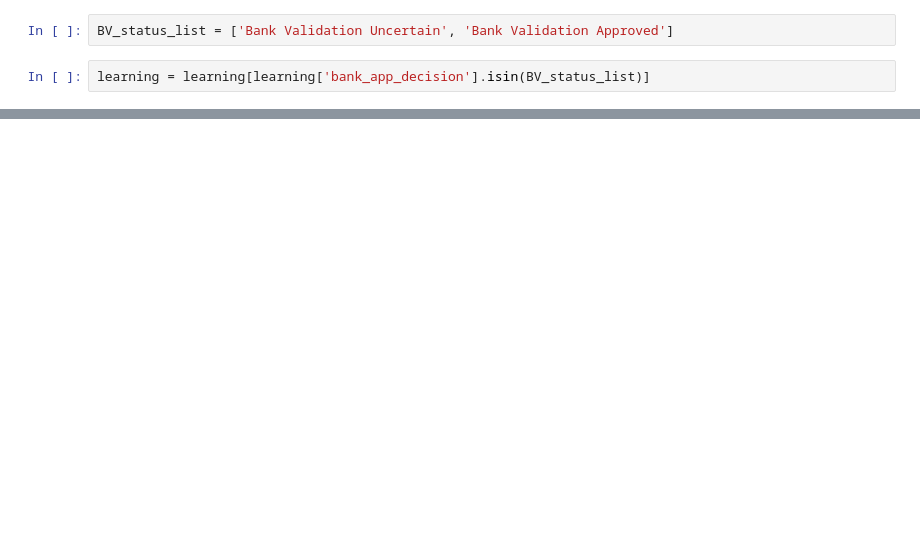
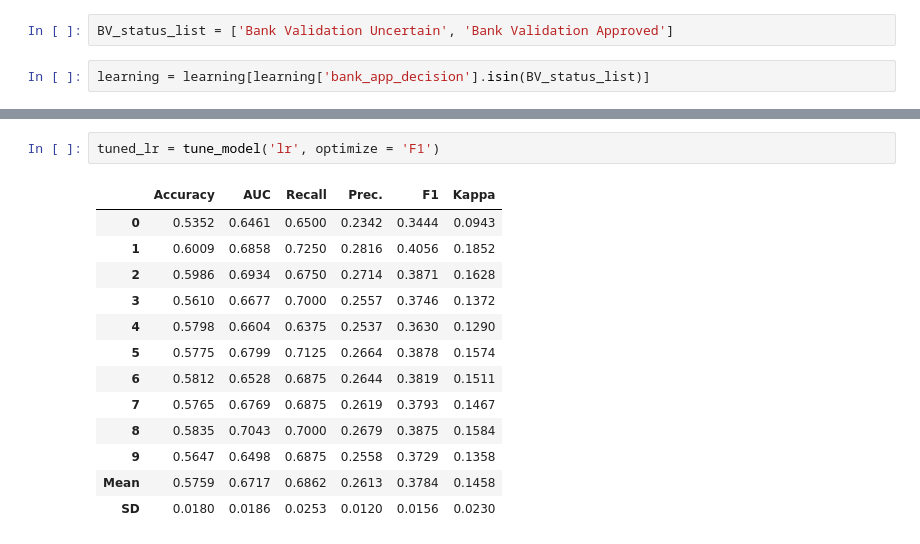
Before and after one commit to Predicon/exploration-notebooks, a Jupyter notebook: training_and_evaluation_pipeline.ipynb, the cells around one changed output, grey strips where cells are left out. Drawn from its saved outputs; the diff is of its cells as text; blank space fills up the shorter version.

```diff
--- a/training_and_evaluation_pipeline.ipynb
+++ b/training_and_evaluation_pipeline.ipynb
@@ -59,0 +456,16 @@ learning = learning[learning['bank_app_decision'].isin(BV_status_list)]
+# %%
+tuned_lr = tune_model('lr', optimize = 'F1')
+# %% [output]
+|  | Accuracy | AUC | Recall | Prec. | F1 | Kappa |
+| 0 | 0.5352 | 0.6461 | 0.6500 | 0.2342 | 0.3444 | 0.0943 |
+| 1 | 0.6009 | 0.6858 | 0.7250 | 0.2816 | 0.4056 | 0.1852 |
+| 2 | 0.5986 | 0.6934 | 0.6750 | 0.2714 | 0.3871 | 0.1628 |
+| 3 | 0.5610 | 0.6677 | 0.7000 | 0.2557 | 0.3746 | 0.1372 |
+| 4 | 0.5798 | 0.6604 | 0.6375 | 0.2537 | 0.3630 | 0.1290 |
+| 5 | 0.5775 | 0.6799 | 0.7125 | 0.2664 | 0.3878 | 0.1574 |
+| 6 | 0.5812 | 0.6528 | 0.6875 | 0.2644 | 0.3819 | 0.1511 |
+| 7 | 0.5765 | 0.6769 | 0.6875 | 0.2619 | 0.3793 | 0.1467 |
+| 8 | 0.5835 | 0.7043 | 0.7000 | 0.2679 | 0.3875 | 0.1584 |
+| 9 | 0.5647 | 0.6498 | 0.6875 | 0.2558 | 0.3729 | 0.1358 |
+| Mean | 0.5759 | 0.6717 | 0.6862 | 0.2613 | 0.3784 | 0.1458 |
+| SD | 0.0180 | 0.0186 | 0.0253 | 0.0120 | 0.0156 | 0.0230 |
```
Also changed, not shown: parts of 57 cells of this notebook, 5 other files.
